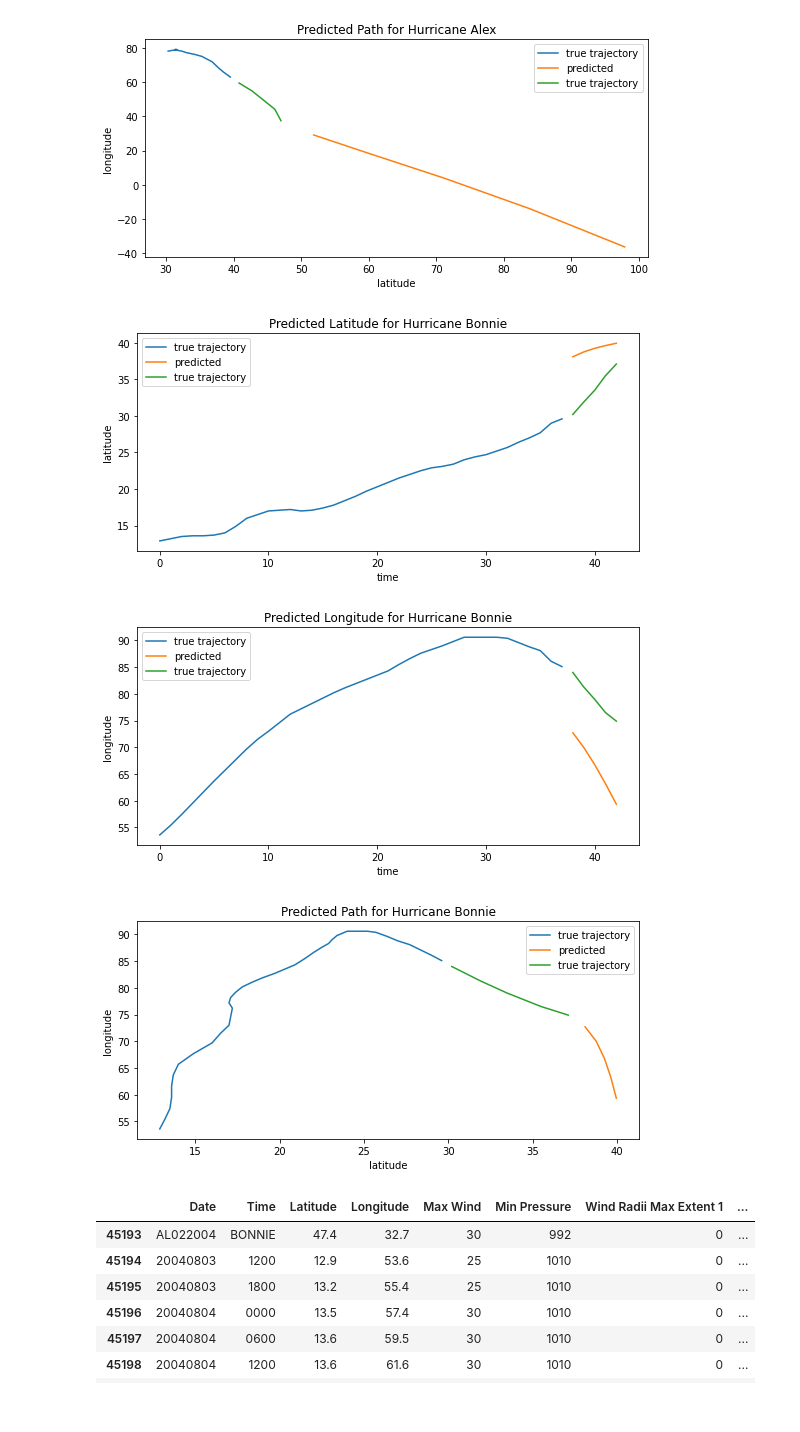
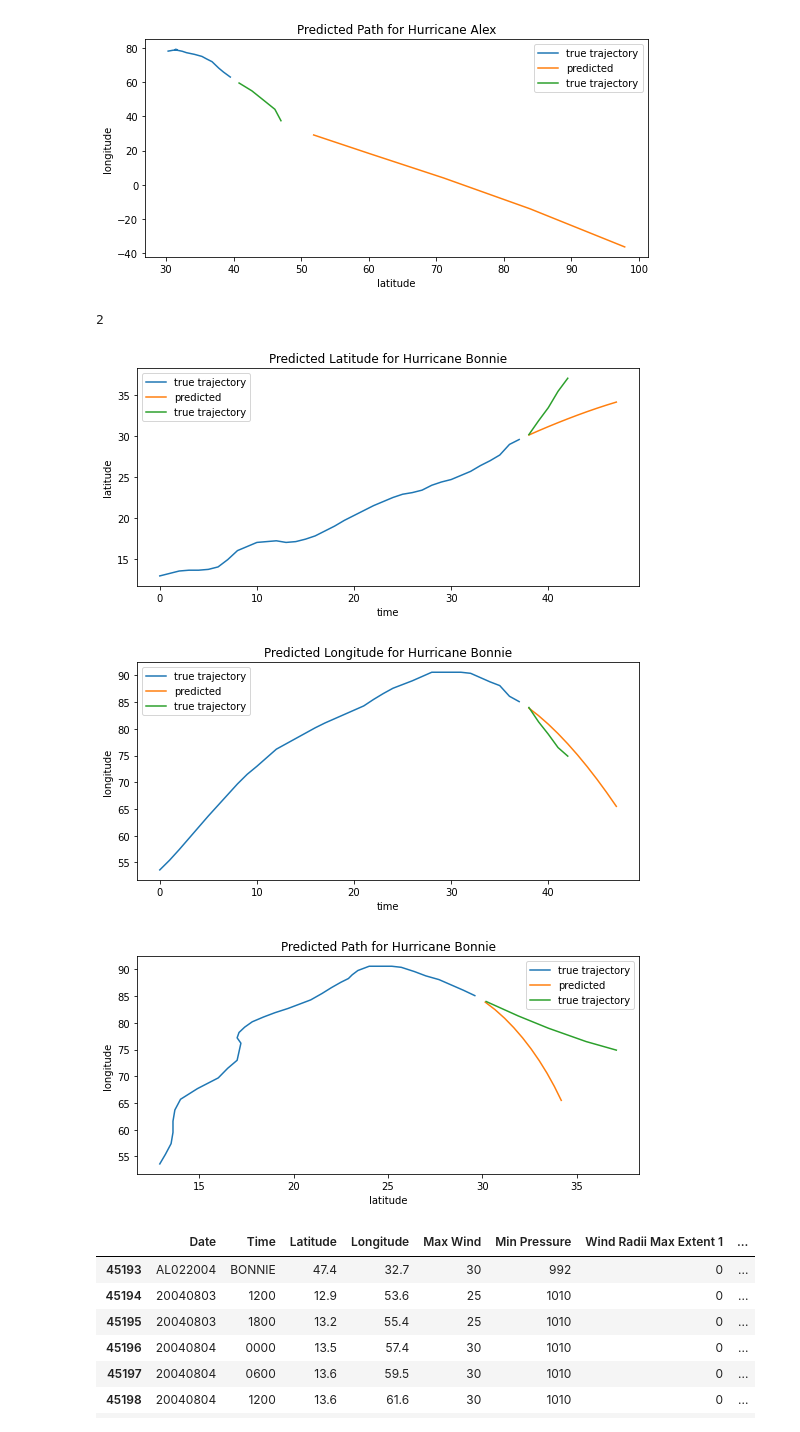
Before and after one commit to samco7/hurricane-prediction, a Jupyter notebook: Code/initial_predictions.ipynb, the cells around one changed output. Cells and saved outputs as stored; diff of their text form; code cells hidden in the pictures.

```diff
--- a/Code/initial_predictions.ipynb
+++ b/Code/initial_predictions.ipynb
@@ -247,15 +247,15 @@ alex = atlantic[1][1:]
 data = alex[['Latitude','Longitude']]
 data.index = dates
 model = VAR(data[:-5])
-
 results = model.fit(2)
 results.summary()
 
 # results.plot()
 lag_order = results.k_ar
-predicted_vals = np.array(results.forecast(data.values[-lag_order:], 5))
+print(lag_order)
+predicted_vals = np.array(results.forecast(data.values[:-5], 10))
 plt.plot(np.arange(38), list(data['Latitude'][:-5]),label='true trajectory')
-plt.plot(np.arange(38,43), predicted_vals[:,0],label='predicted')
+plt.plot(np.arange(38,48), predicted_vals[:,0],label='predicted')
 plt.plot(np.arange(38,43), list(data['Latitude'][-5:]),label='true trajectory')
 plt.title('Predicted Latitude for Hurricane Bonnie')
 plt.xlabel('time')
@@ -264,41 +264,42 @@ plt.legend()
 plt.show()
 
 plt.plot(np.arange(38), list(data['Longitude'][:-5]),label='true trajectory')
-plt.plot(np.arange(38,43), predicted_vals[:,1],label='predicted')
+plt.plot(np.arange(38,48), predicted_vals[:,1],label='predicted')
 plt.plot(np.arange(38,43), list(data['Longitude'][-5:]),label='true trajectory')
 plt.title('Predicted Longitude for Hurricane Bonnie')
 plt.xlabel('time')
 plt.ylabel('longitude')
 plt.legend()
 plt.show()
 
 plt.plot(list(data['Latitude'][:-5]), list(data['Longitude'][:-5]),label='true trajectory')
 plt.plot(predicted_vals[:,0], predicted_vals[:,1],label='predicted')
 plt.plot(list(data['Latitude'][-5:]), list(data['Longitude'][-5:]),label='true trajectory')
 plt.title('Predicted Path for Hurricane Bonnie')
 plt.xlabel('latitude')
 plt.ylabel('longitude')
 plt.legend()
 plt.show()
 
 
 # plt.plot(np.arange(24-5), list(data['Longitude']))
 # plt.plot(np.arange(23,28), predicted_vals[:,1])
 # plt.title('Predicted Longitude for Hurricane Alex')
 # plt.xlabel('time')
 # plt.ylabel('longitude')
 # plt.show()
 
 # plt.plot(list(data['Latitude']), list(data['Longitude']))
 # plt.plot(predicted_vals[:,0], predicted_vals[:,1])
 # plt.title('Predicted Path for Hurricane Alex')
 # plt.xlabel('latitude')
 # plt.ylabel('longitude')
 # plt.show()
 # %% [output]
+2
-[figure, old version]
+[figure, new version]
-[figure, old version]
+[figure, new version]
-[figure, old version]
+[figure, new version]
 # %%
 import pickle
 true_traj = (np.arange(38), list(data['Latitude'][:-5]))
```
Also changed, not shown: parts of 4 cells of this notebook, 3 other files.
